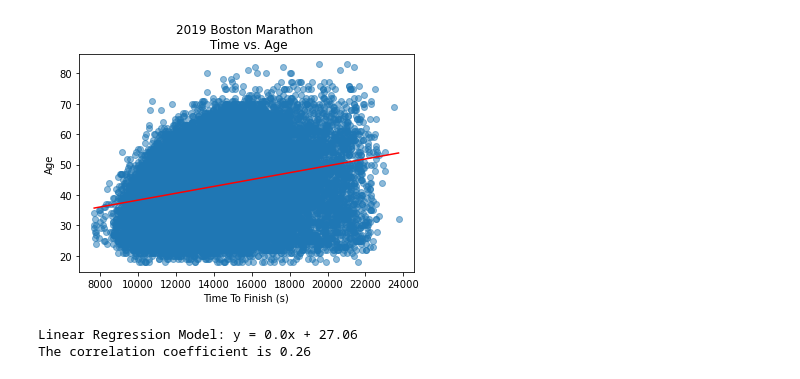
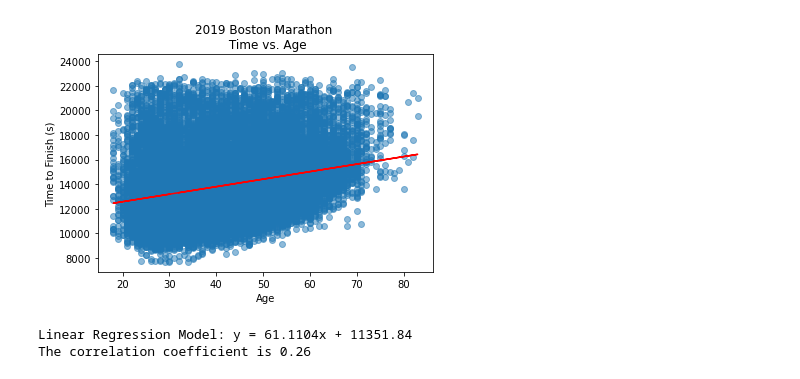
Before and after one commit to skhelifi1/Running-Project-GroupE, a Jupyter notebook: age_regression.ipynb, the cells around one changed output. Saved outputs shown, nothing was run; the diff lists cells and outputs as text; code cells hidden in the pictures.

```diff
--- a/age_regression.ipynb
+++ b/age_regression.ipynb
@@ -32,22 +47,22 @@ age_df["Seconds"] = seconds
 second_data = age_df["Seconds"]
 # %%
 # create plot with linear regression
-(slope, intercept, rvalue, pvalue, stderr) = linregress(second_data, age_data)
-regress_values = second_data * slope + intercept
-line_eq = "y = " + str(round(slope,2)) + "x + " + str(round(intercept,2))
+(slope, intercept, rvalue, pvalue, stderr) = linregress(age_data, second_data)
+regress_values = age_data * slope + intercept
+line_eq = "y = " + str(round(slope,4)) + "x + " + str(round(intercept,2))
 
-plt.scatter(second_data, age_data, marker="o", alpha=0.5)
-plt.plot(second_data, regress_values, "r-")
+plt.scatter(age_data, second_data, marker="o", alpha=0.5)
+plt.plot(age_data, regress_values, "r-")
 plt.title(f"2019 Boston Marathon \n Time vs. Age")
-plt.xlabel("Time To Finish (s)")
-plt.ylabel("Age")
+plt.xlabel("Age")
+plt.ylabel("Time to Finish (s)")
 plt.savefig("output/plot_age_regression.png")
 plt.show()
 
-correlation = st.pearsonr(second_data, age_data)
+correlation = st.pearsonr(age_data, second_data)
 print(f"Linear Regression Model: {line_eq}")
 print(f"The correlation coefficient is {round(correlation[0],2)}")
 # %% [output]
-[figure, old version]
+[figure, new version]
-Linear Regression Model: y = 0.0x + 27.06
+Linear Regression Model: y = 61.1104x + 11351.84
 The correlation coefficient is 0.26
```
Also changed, not shown: parts of 10 cells of this notebook, 3 other files.
